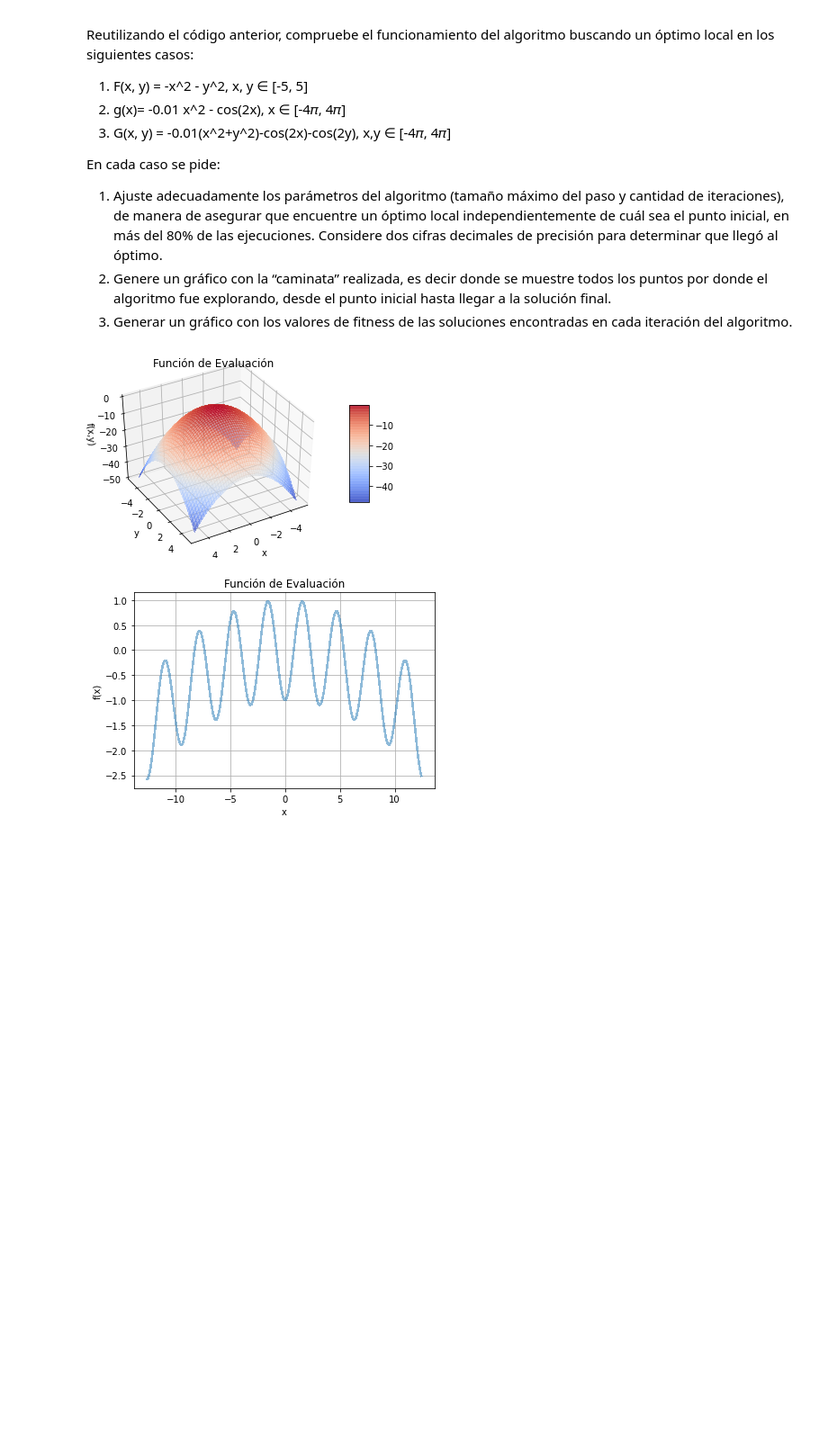
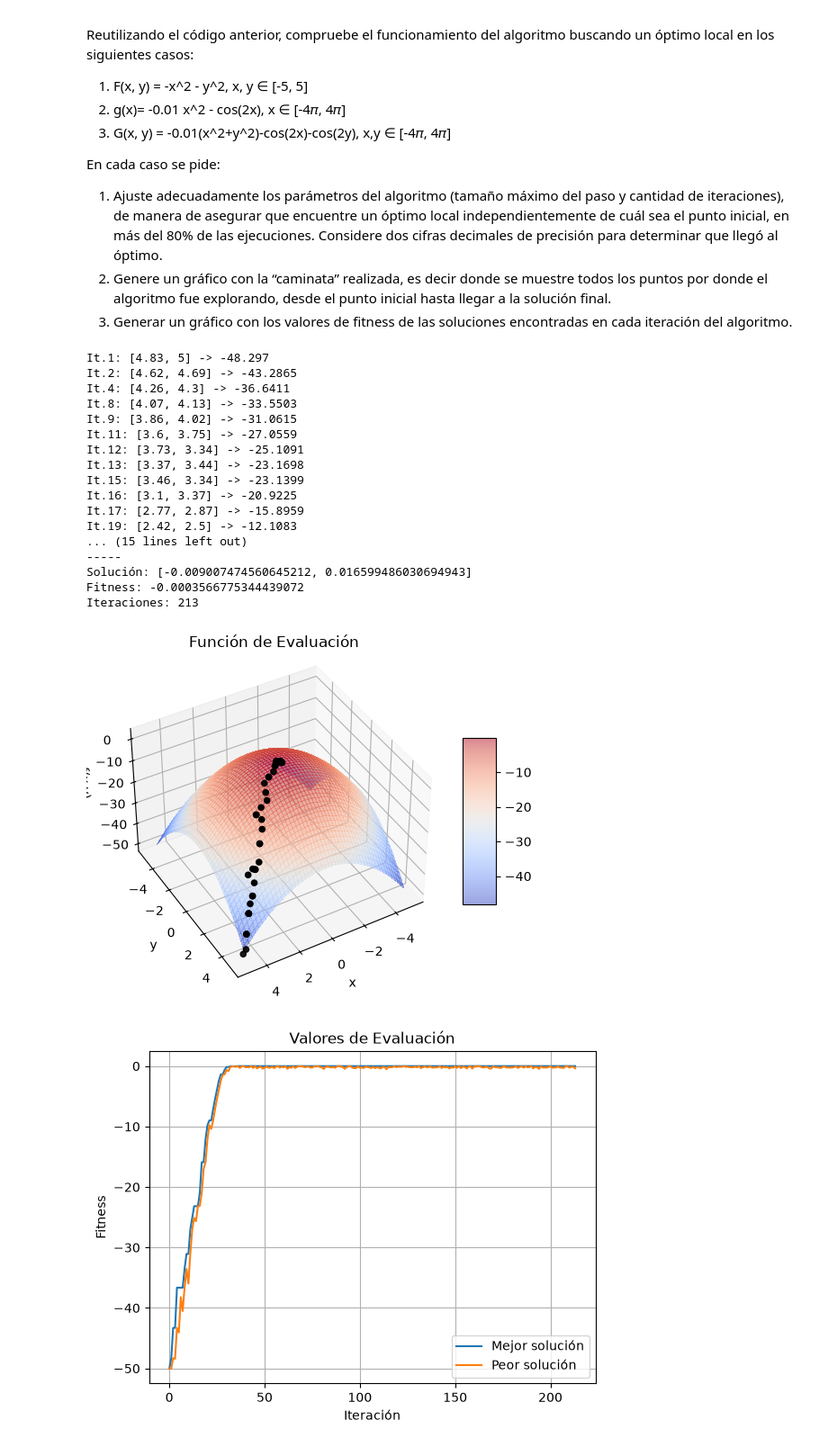
Before and after one commit to emmanuelarnedo/heur-sticas-y-algoritmos-de-optimizaci-n-gen-ticos, a Jupyter notebook: TP1_Hill_Climbing.ipynb, the cells around one changed output. Shown at 90% size. Cells and saved outputs as stored; diff of their text form; code cells hidden in the pictures; blank space fills up the shorter version.

```diff
--- a/TP1_Hill_Climbing.ipynb
+++ b/TP1_Hill_Climbing.ipynb
@@ -33,9 +33,11 @@ def puntoExploracion(X0, max_eps):
     """
 
     #...COMPLETAR ...##
-    #R = ...
-    #...
-    #X = ...
+    # Generar un vector dirección aleatorio R en el rango [-max_eps, max_eps] para cada variable
+    R = [random.uniform(-max_eps, max_eps) for _ in X0]
+
+    # Sumar el vector dirección al vector solución inicial X0 para obtener el nuevo punto X
+    X = [X0[i] + R[i] for i in range(len(X0))]
 
     return X, R
 # %%
@@ -183,25 +206,3 @@ En cada caso se pide:
 1.   Ajuste adecuadamente los parámetros del algoritmo (tamaño máximo del paso y cantidad de iteraciones), de manera de asegurar que encuentre un óptimo local independientemente de cuál sea el punto inicial, en más del 80% de las ejecuciones. Considere dos cifras decimales de precisión para determinar que llegó al óptimo.
 2.    Genere un gráfico con la “caminata” realizada, es decir donde se muestre todos los puntos por donde el algoritmo fue explorando, desde el punto inicial hasta llegar a la solución final.
 3.    Generar un gráfico con los valores de fitness de las soluciones encontradas en cada iteración del algoritmo.
-# %%
-import math
-def f(X_vars):
-    return -sum( [xi**2 for xi in X_vars] )
-
-bounds_F = [(-5,5), (-5,5)]
-graficarCaminata(f, [], bounds_F, 0.1)
-
-#... COMPLETAR ...#
-# %% [output]
-[figure, removed]
-# %%
-import math
-def g(X_vars):
-    return -0.01 * sum([xi**2 for xi in X_vars]) - sum([math.cos(2*xi) for xi in X_vars])
-
-bounds_g = [(-4*math.pi, 4*math.pi)]
-graficarCaminata(g, [], bounds_g, 0.1)
-
-#... COMPLETAR ...#
-# %% [output]
-[figure, removed]
@@ -213,0 +209,48 @@ graficarCaminata(g, [], bounds_G, 0.1)
+# %%
+import math
+# F(x, y) = -x^2 - y^2, x, y ∈ [-5, 5]
+
+def f_caso1(x_vars):
+  return -(x_vars[0] ** 2) - (x_vars[1] ** 2)
+
+n_variables = 2
+bounds_F = [(-5, 5), (-5, 5)]
+x0 = [
+    bounds_F[0][1],
+    bounds_F[1][1],
+]  # Punto inicial en una de las esquinas superiores (ej. [5, 5])
+max_eps = 0.5
+cant_iterac = 50
+resolution_grafico = 0.1
+
+X_mejor, fX_mejor, Trace_R, Trace_X, Trace_X_mejor, Trace_f = HillClimbing(
+    f_caso1, x0, max_eps, bounds_F, cant_iterac
+)
+
+print("-----")
+print("Solución: {0}".format(X_mejor))
+print("Fitness: {0}".format(fX_mejor))
+print("Iteraciones: {0}".format(len(Trace_X) - 1))
+
+graficarCaminata(f_caso1, Trace_X_mejor, bounds_F, resolution_grafico)
+graficarEvolucionFitness(Trace_f)
+# %% [output]
+It.1: [4.83, 5] -> -48.297
+It.2: [4.62, 4.69] -> -43.2865
+It.4: [4.26, 4.3] -> -36.6411
+It.8: [4.07, 4.13] -> -33.5503
+It.9: [3.86, 4.02] -> -31.0615
+It.11: [3.6, 3.75] -> -27.0559
+It.12: [3.73, 3.34] -> -25.1091
+It.13: [3.37, 3.44] -> -23.1698
+It.15: [3.46, 3.34] -> -23.1399
+It.16: [3.1, 3.37] -> -20.9225
+It.17: [2.77, 2.87] -> -15.8959
+It.19: [2.42, 2.5] -> -12.1083
+... (15 lines left out)
+-----
+Solución: [-0.009007474560645212, 0.016599486030694943]
+Fitness: -0.0003566775344439072
+Iteraciones: 213
+[figure, added]
+[figure, added]
```
Also changed, not shown: parts of 7 cells of this notebook.
